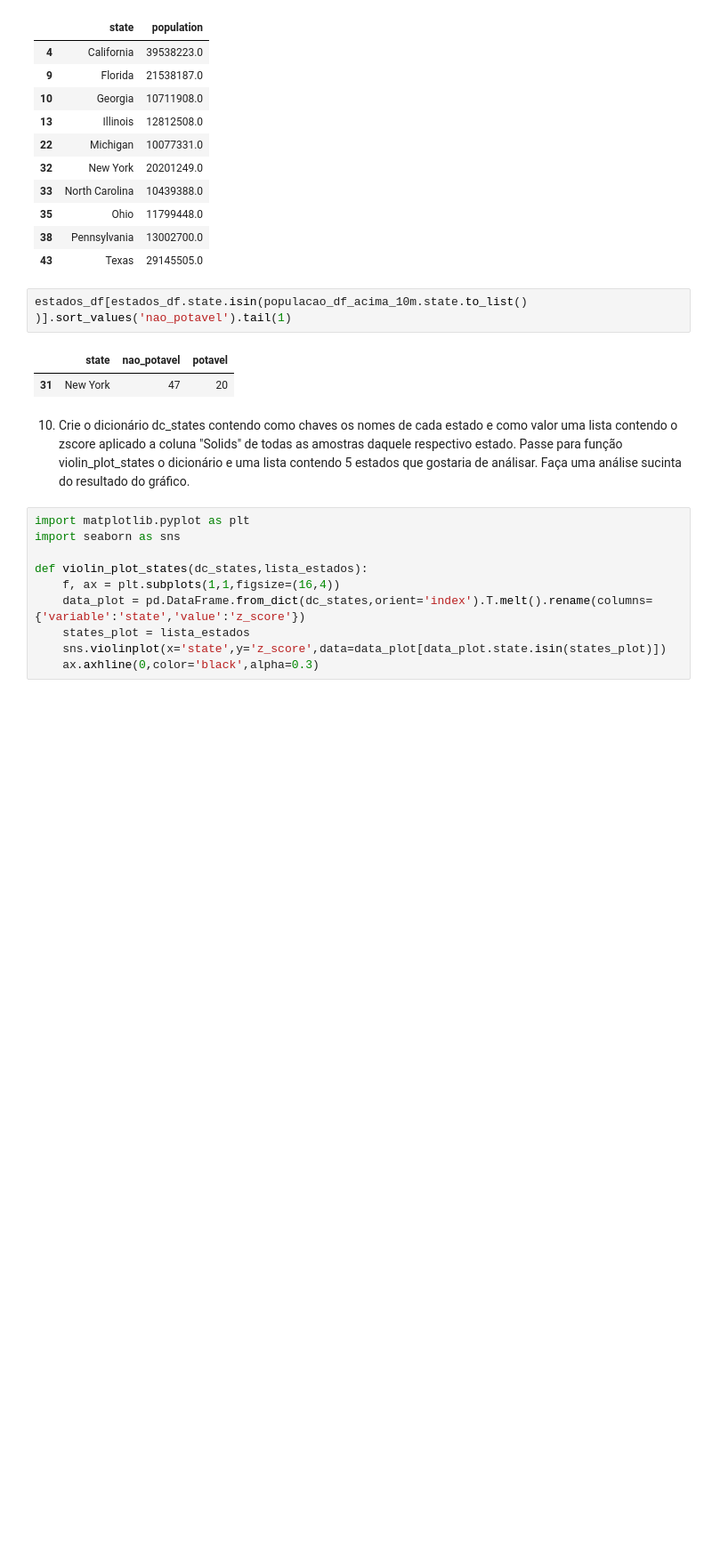
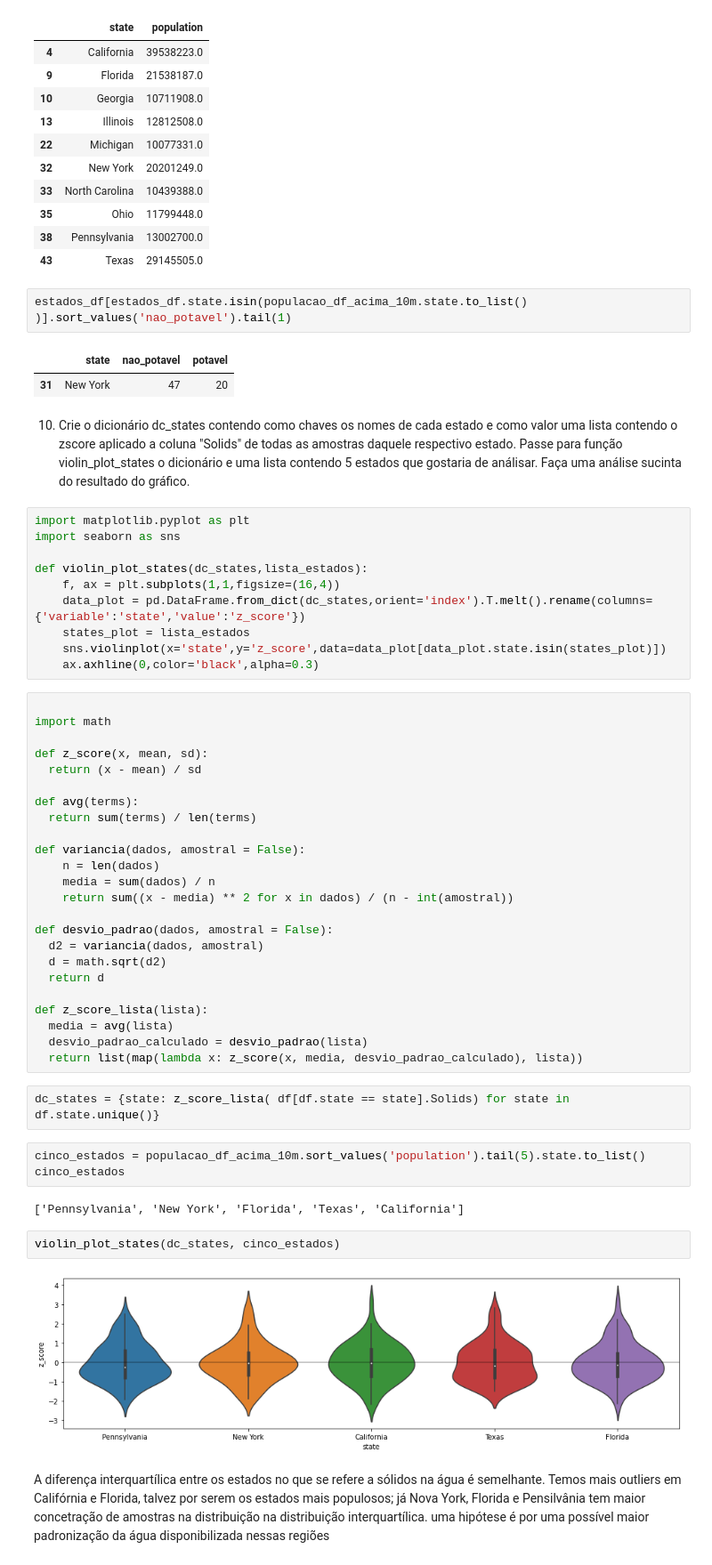
Before and after one commit to k3lvin-os/avaliacao1qads, a Jupyter notebook: Avaliacao.ipynb, the cells around one changed output. Shown at 89% size. Drawn from its saved outputs; the diff is of its cells as text; blank space fills up the shorter version.

```diff
--- a/Avaliacao.ipynb
+++ b/Avaliacao.ipynb
@@ -202,3 +202,40 @@ def violin_plot_states(dc_states,lista_estados):
     states_plot = lista_estados
     sns.violinplot(x='state',y='z_score',data=data_plot[data_plot.state.isin(states_plot)])
     ax.axhline(0,color='black',alpha=0.3)
+# %%
+
+import math
+
+def z_score(x, mean, sd):
+  return (x - mean) / sd
+
+def avg(terms):
+  return sum(terms) / len(terms)
+
+def variancia(dados, amostral = False):
+    n = len(dados)
+    media = sum(dados) / n
+    return sum((x - media) ** 2 for x in dados) / (n - int(amostral))
+
+def desvio_padrao(dados, amostral = False):
+  d2 = variancia(dados, amostral)
+  d = math.sqrt(d2)
+  return d
+
+def z_score_lista(lista):
+  media = avg(lista)
+  desvio_padrao_calculado = desvio_padrao(lista)
+  return list(map(lambda x: z_score(x, media, desvio_padrao_calculado), lista))
+# %%
+dc_states = {state: z_score_lista( df[df.state == state].Solids) for state in df.state.unique()}
+# %%
+cinco_estados = populacao_df_acima_10m.sort_values('population').tail(5).state.to_list()
+cinco_estados
+# %% [output]
+['Pennsylvania', 'New York', 'Florida', 'Texas', 'California']
+# %%
+violin_plot_states(dc_states, cinco_estados)
+# %% [output]
+[figure, added]
+# %% [markdown]
+A diferença interquartílica entre os estados no que se refere a sólidos na água é semelhante. Temos mais outliers em Califórnia e Florida, talvez por serem os estados mais populosos; já Nova York, Florida e Pensilvânia tem maior concetração de amostras na distribuição na distribuição interquartílica. uma hipótese é por uma possível maior padronização da água disponibilizada nessas regiões
```
